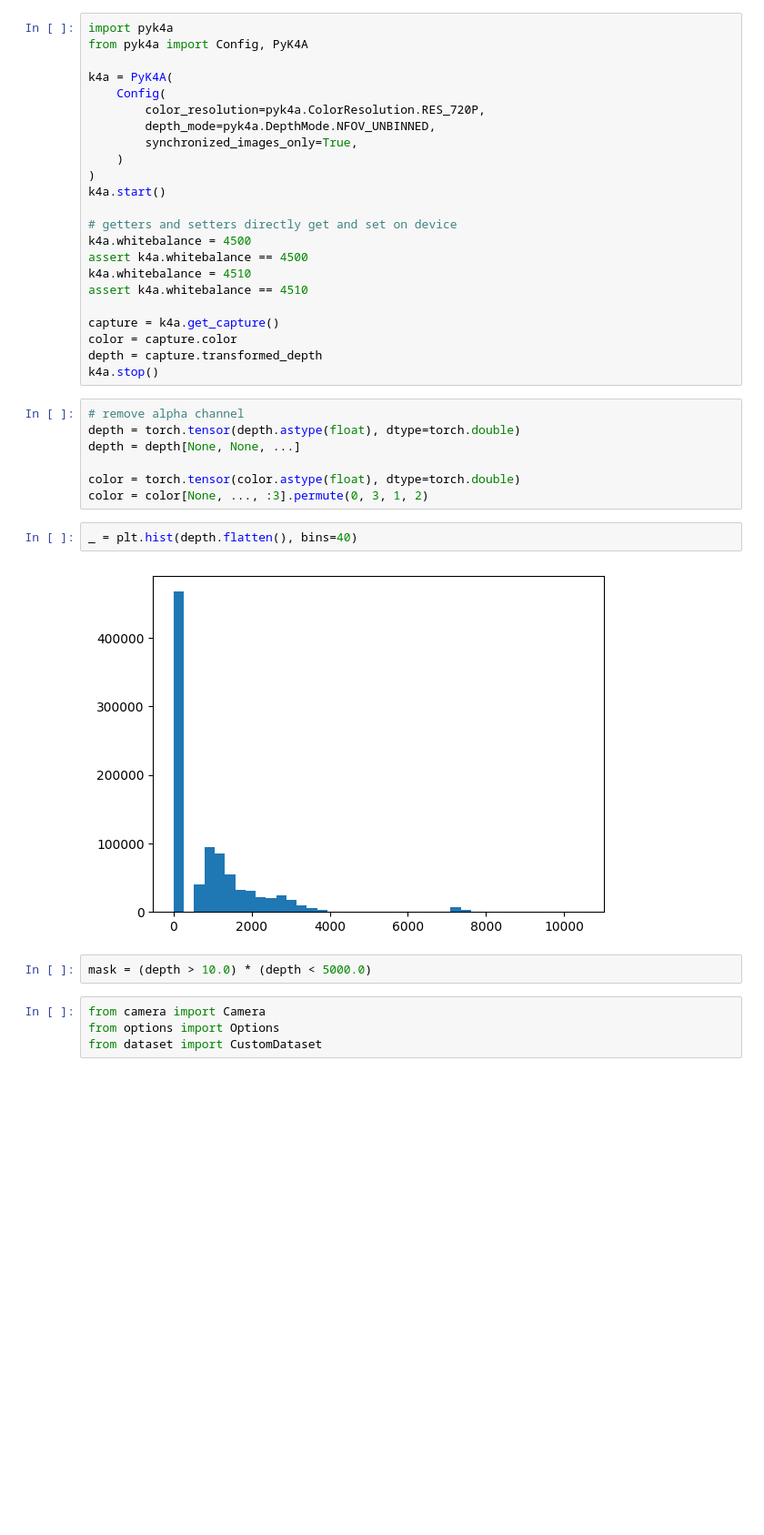
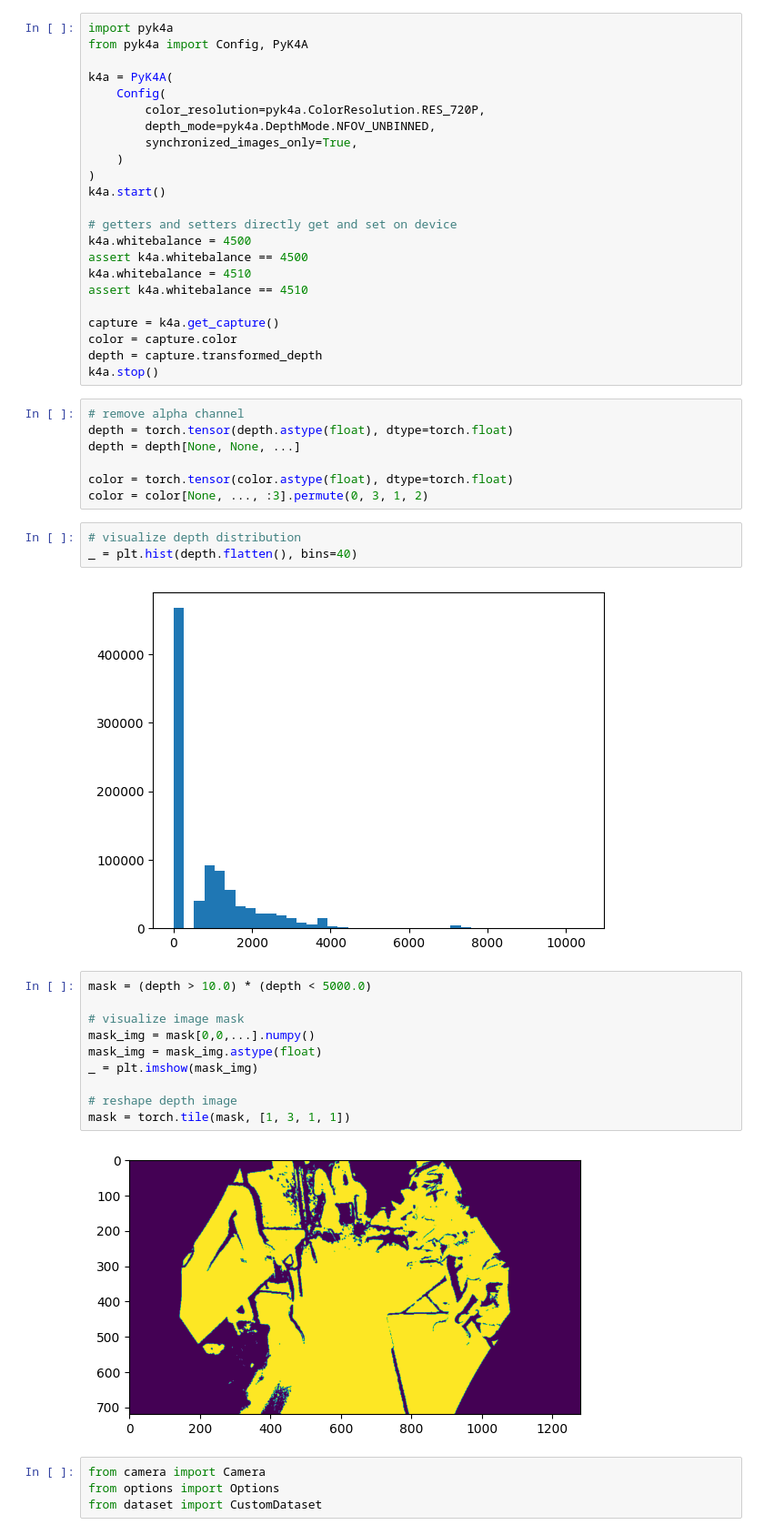
Before and after one commit to ShaoxiongYao/illumiGrad, a Jupyter notebook: exp_calibration.ipynb, the cells around one changed output. Shown: that part at 91% size. Drawn from its saved outputs; the diff is of its cells as text; blank space fills up the shorter version.

```diff
--- a/exp_calibration.ipynb
+++ b/exp_calibration.ipynb
@@ -39,17 +39,28 @@ depth = capture.transformed_depth
 k4a.stop()
 # %%
 # remove alpha channel
-depth = torch.tensor(depth.astype(float), dtype=torch.double)
+depth = torch.tensor(depth.astype(float), dtype=torch.float)
 depth = depth[None, None, ...]
 
-color = torch.tensor(color.astype(float), dtype=torch.double)
+color = torch.tensor(color.astype(float), dtype=torch.float)
 color = color[None, ..., :3].permute(0, 3, 1, 2)
 # %%
+# visualize depth distribution
 _ = plt.hist(depth.flatten(), bins=40)
 # %% [output]
-[figure, old version]
+[figure, new version]
-# %%
-mask = (depth > 10.0) * (depth < 5000.0)
+# %%
+mask = (depth > 10.0) * (depth < 5000.0)
+
+# visualize image mask
+mask_img = mask[0,0,...].numpy()
+mask_img = mask_img.astype(float)
+_ = plt.imshow(mask_img)
+
+# reshape depth image
+mask = torch.tile(mask, [1, 3, 1, 1])
+# %% [output]
+[figure, added]
 # %%
 from camera import Camera
 from options import Options
```
Also changed, not shown: parts of 11 cells of this notebook.
